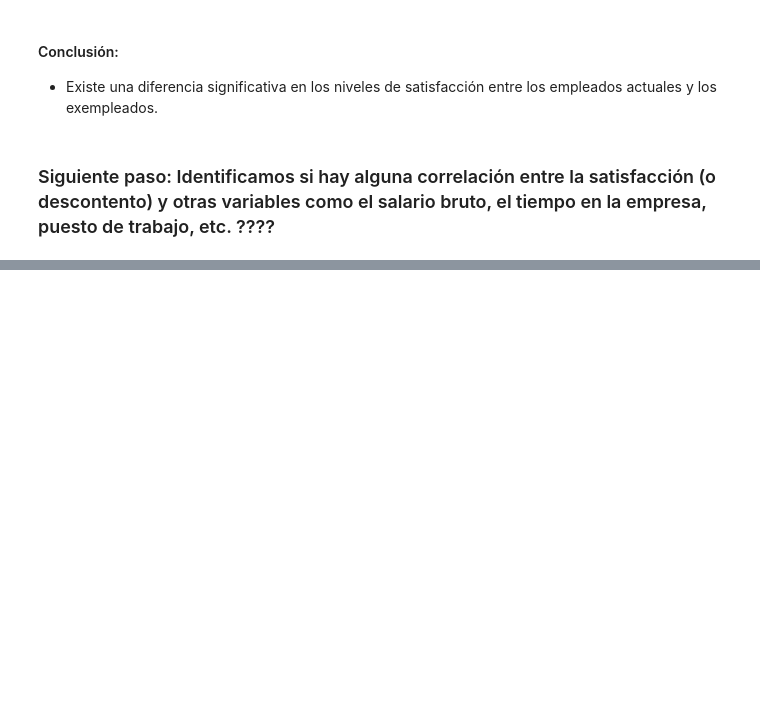
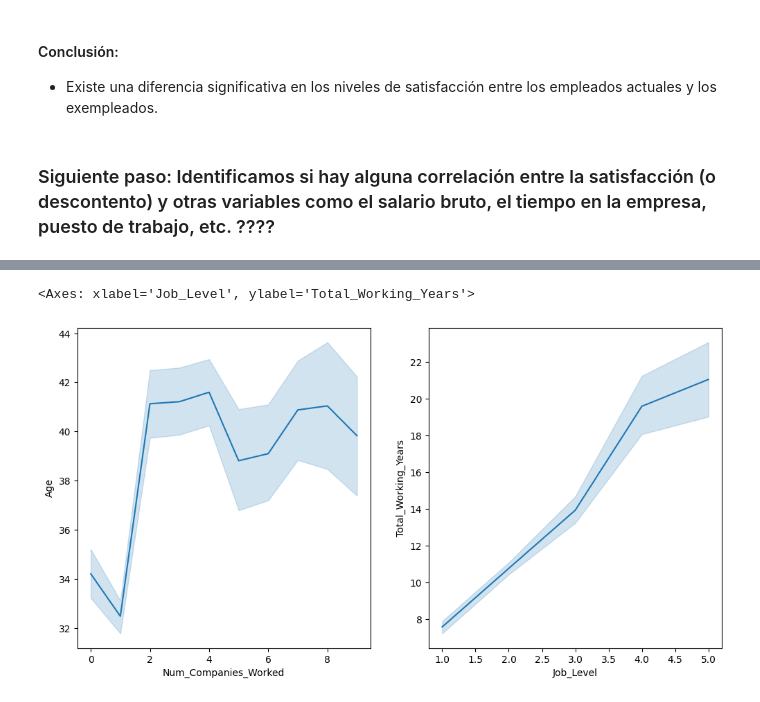
Before and after one commit to nuriancg/project-da-promo-H-module-3-team-1, a Jupyter notebook: Fase4_abTesting.ipynb, the cells around one changed output, grey strips where cells are left out. Saved outputs shown, nothing was run; the diff lists cells and outputs as text; code cells hidden in the pictures; blank space fills up the shorter version.

```diff
--- a/Fase4_abTesting.ipynb
+++ b/Fase4_abTesting.ipynb
@@ -273,0 +428,14 @@ p-value: 0.0041
+# %%
+fig, axes= plt.subplots(1, 2, figsize= (12, 6))
+
+
+#num companys worked y age tienen correlacion moderada
+sns.lineplot(x= "Num_Companies_Worked", y= "Age", data=df, ax =axes[0]);
+# Los empleados entre 40 y 42 años han trabajado en más empresas que los empleados más jóvenes que ellos.
+
+#job level y total working years tienen correlacion moderada
+sns.lineplot(data=df, x='Job_Level', y='Total_Working_Years', ax =axes[1])
+#A más años trabajados, más aumenta el cargo de los empleados.
+# %% [output]
+<Axes: xlabel='Job_Level', ylabel='Total_Working_Years'>
+[figure, added]
```
Also changed, not shown: parts of 13 cells of this notebook.
